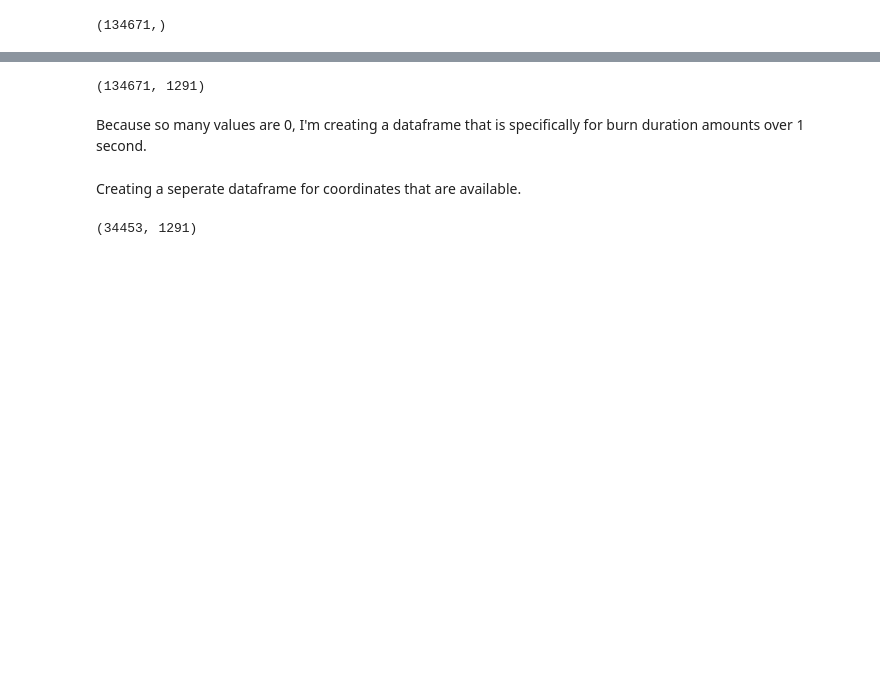
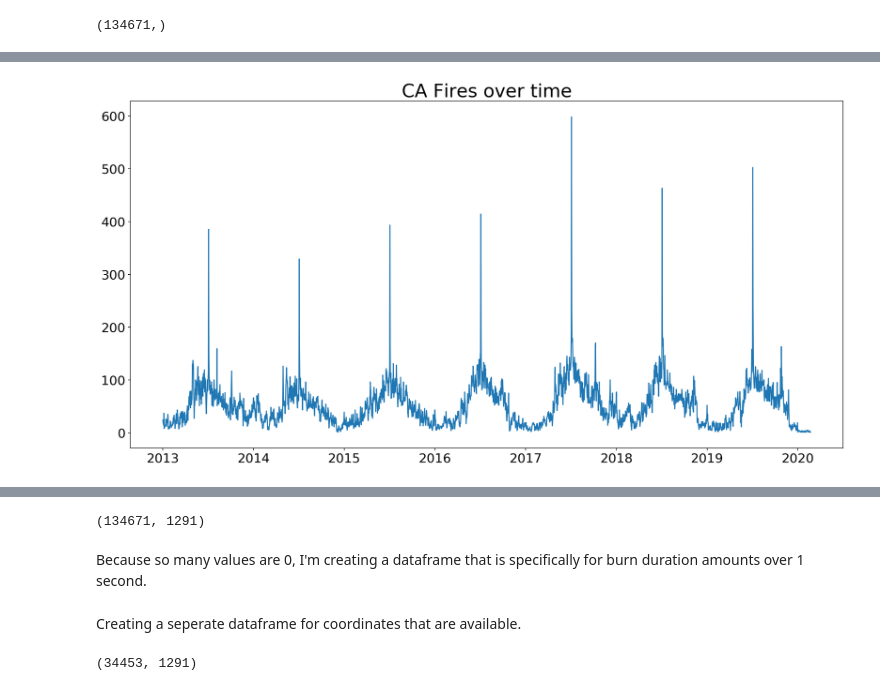
Before and after one commit to Davidloku1234567/Cal_Fire, a Jupyter notebook: cal_fire_data_w.ipynb, the cells around one changed output, grey strips where cells are left out. Drawn from its saved outputs; the diff is of its cells as text; code cells hidden in the pictures; blank space fills up the shorter version.

Commit message:
time series

```diff
--- a/cal_fire_data_w.ipynb
+++ b/cal_fire_data_w.ipynb
@@ -120,0 +146,8 @@ df['fire_department_name'].shape
+# %%
+df_counts = (pd.to_datetime(df['start_date'])
+       .dt.floor('d')
+       .value_counts()
+       .rename_axis('date')
+       .reset_index(name='count'))
+# %%
+df_counts = df_counts.set_index('date', drop=True)
@@ -120,0 +164,28 @@ df['fire_department_name'].shape
+# %%
+df_counts.sort_index(ascending=True, inplace=True)
+# %%
+def plot_series(df, cols=None, title='Title', xlab=None, ylab=None):
+
+    # Set figure size to be (18, 9).
+    plt.figure(figsize=(18,9))
+
+    # Iterate through each column name.
+    for col in cols:
+
+        # Generate a line plot of the column name.
+        # You only have to specify Y, since our
+        # index will be a datetime index.
+        plt.plot(df[col])
+
+    # Generate title and labels.
+    plt.title(title, fontsize=26)
+    plt.xlabel(xlab, fontsize=20)
+    plt.ylabel(ylab, fontsize=20)
+
+    # Enlarge tick marks.
+    plt.xticks(fontsize=18)
+    plt.yticks(fontsize=18);
+# %%
+plot_series(df_counts, cols=['count'], title="CA Fires over time")
+# %% [output]
+[figure, added]
```
Also changed, not shown: parts of 25 cells of this notebook, 1 other file.
